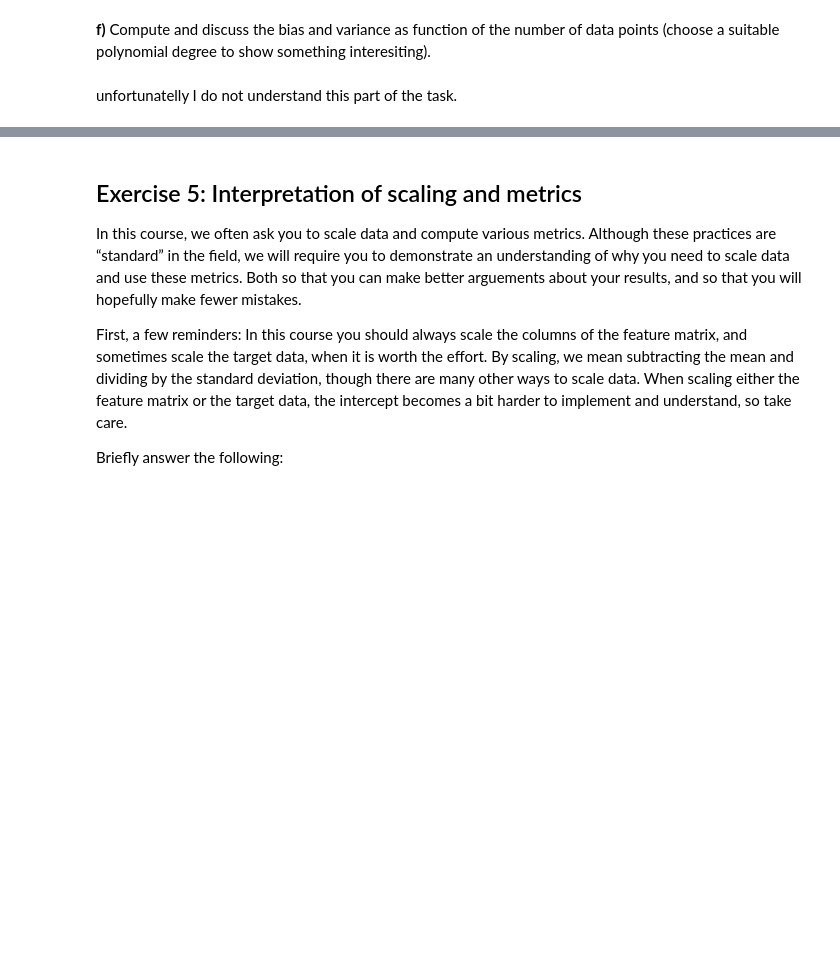
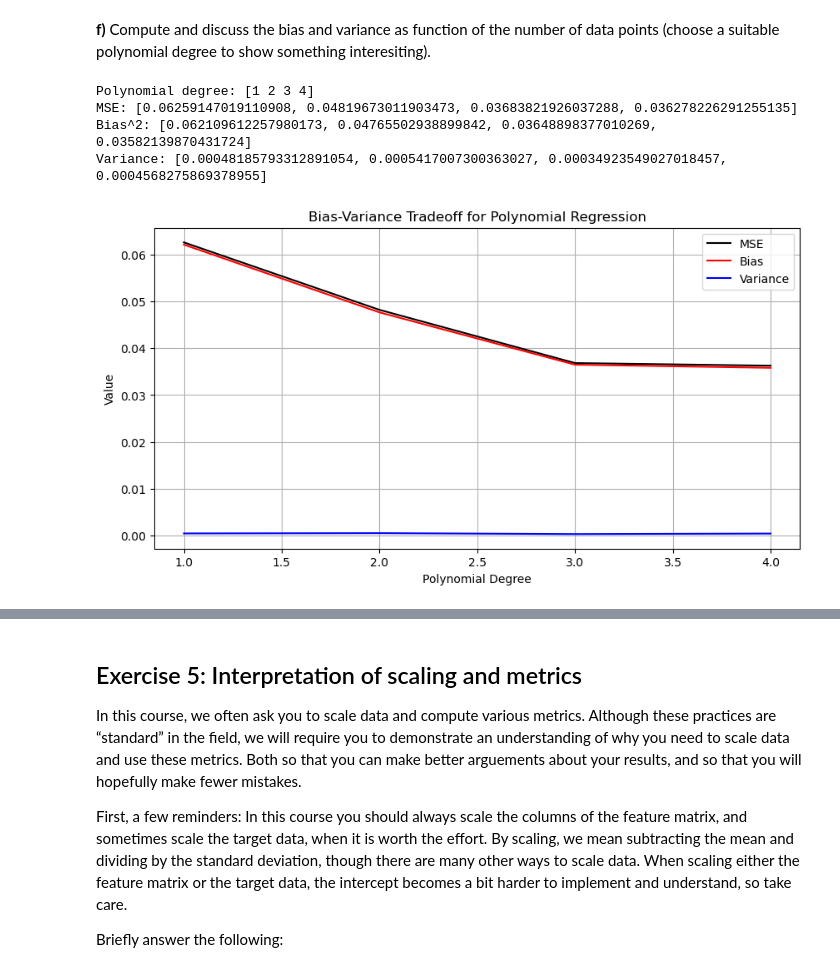
Before and after one commit to NatalliaDanilchanka/FYS-STK3155_MachineLearning, a Jupyter notebook: Week_38.ipynb, the cells around one changed output, grey strips where cells are left out. Saved outputs shown, nothing was run; the diff lists cells and outputs as text; code cells hidden in the pictures; blank space fills up the shorter version.

```diff
--- a/Week_38.ipynb
+++ b/Week_38.ipynb
@@ -398,5 +398,64 @@ Our usual goal is to optimize bias-variance trade-off such that we do not have b
 We can get a much smaller variance if accept having higher bias and vice versa, but usually we want this middle ground where we have smaller bias, but still not very big variance to have optimal prediction.
 # %% [markdown]
 **f)** Compute and discuss the bias and variance as function of the number of data points (choose a suitable polynomial degree to show something interesiting).
-# %% [markdown]
-unfortunatelly I do not understand this part of the task.
+# %%
+np.random.seed(41)
+
+n = 400
+n_boostraps = 100
+
+x = np.linspace(-3, 3, n).reshape(-1, 1)
+y = np.exp(-x**2) + 1.5 * np.exp(-(x-2)**2) + np.random.normal(0, 0.1, x.shape)
+
+mses = []
+bias = []
+variance = []
+polydegree = np.arange(1, 5)
+
+def OLS_parameters(X, Y):
+    return np.linalg.inv(X.T @ X) @ X.T @ Y
+
+
+x_train, x_test, y_train, y_test = train_test_split(x, y, test_size=0.2, random_state=123)
+for degree in polydegree:
+    poly_features = PolynomialFeatures(degree=degree)
+    x_train_poly = poly_features.fit_transform(x_train)
+
+    # Initialize predictions array for bootstrap samples
+    predictions = np.empty((y_test.shape[0], n_boostraps))
+
+    for i in range(n_boostraps):
+        X_train_re, y_train_re = resample(x_train_poly, y_train)
+        model = OLS_parameters(X_train_re, y_train_re)
+
+        # Use the polynomial features for the test data
+        x_test_poly = poly_features.transform(x_test)
+        predictions[:, i] = (x_test_poly @ model).ravel()  # Flatten to shape (8,)
+
+    mses.append(np.mean((y_test.reshape(-1, 1) - predictions) ** 2))
+    bias.append(np.mean((y_test.reshape(-1, 1) - np.mean(predictions, axis=1, keepdims=True)) ** 2))
+    variance.append(np.mean(np.var(predictions, axis=1, keepdims=True)))
+
+print('Polynomial degree:', polydegree)
+print('MSE:', mses)
+print('Bias^2:', bias)
+print('Variance:', variance)
+
+# Plotting MSE, Bias, and Variance
+plt.figure(figsize=(10, 5))
+plt.plot(polydegree, mses, label='MSE', color='black')
+plt.plot(polydegree, bias, label='Bias', color='red')
+plt.plot(polydegree, variance, label='Variance', color='blue')
+
+plt.title('Bias-Variance Tradeoff for Polynomial Regression')
+plt.xlabel('Polynomial Degree')
+plt.ylabel('Value')
+plt.legend()
+plt.grid()
+plt.show()
+# %% [output]
+Polynomial degree: [1 2 3 4]
+MSE: [0.06259147019110908, 0.04819673011903473, 0.03683821926037288, 0.036278226291255135]
+Bias^2: [0.062109612257980173, 0.04765502938899842, 0.03648898377010269, 0.03582139870431724]
+Variance: [0.00048185793312891054, 0.0005417007300363027, 0.00034923549027018457, 0.0004568275869378955]
+[figure, added]
```
Also changed, not shown: parts of 4 cells of this notebook, 1 other file.
